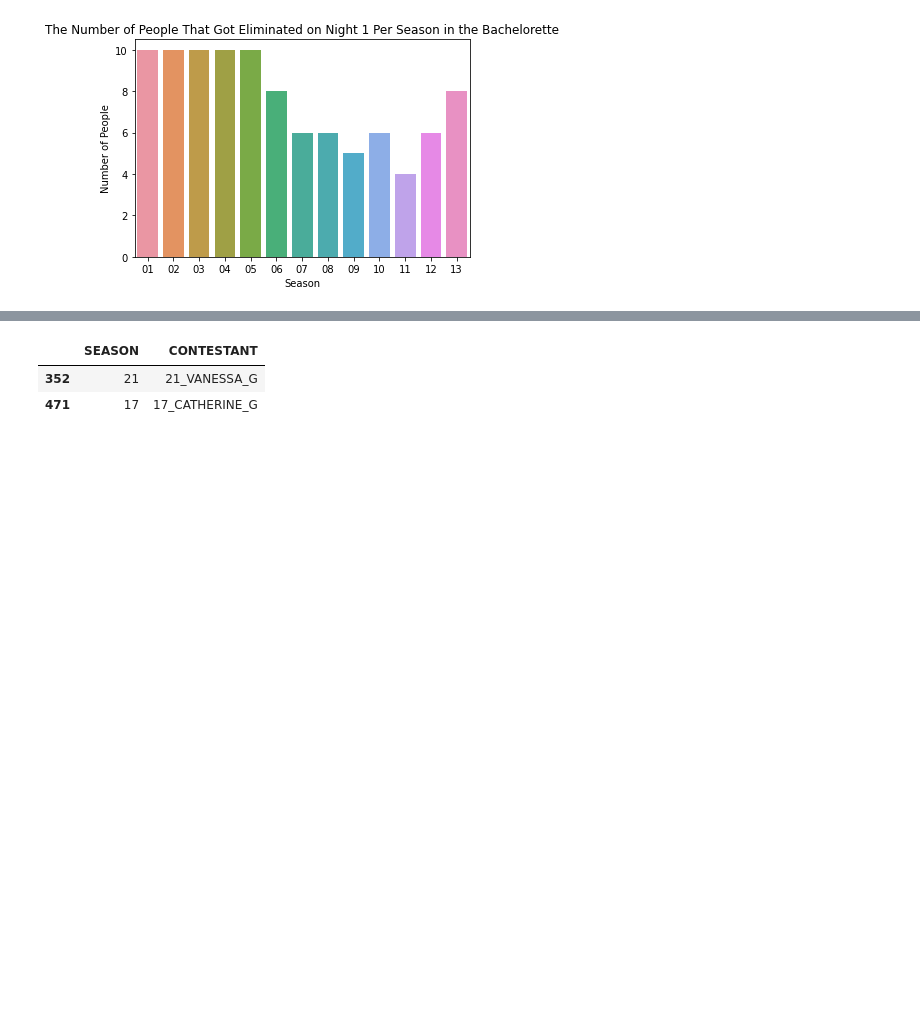
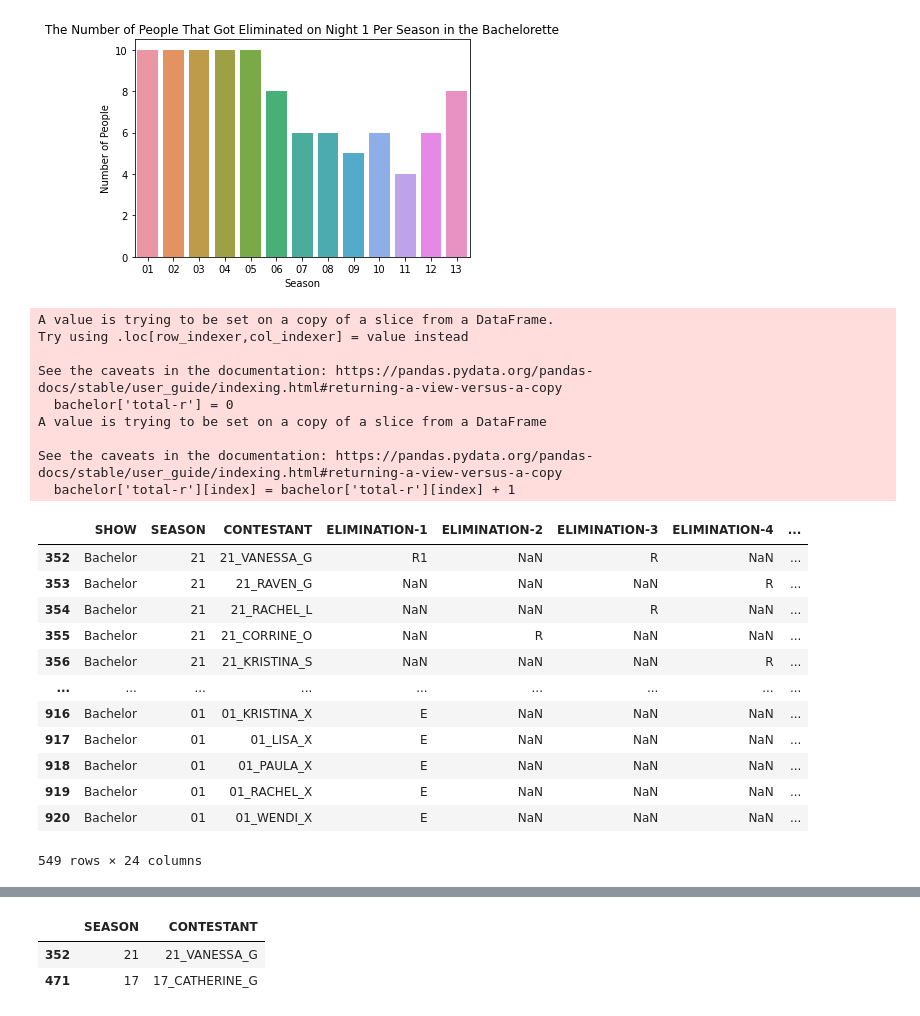
Before and after one commit to ekreher22/DataScience2021F, a Jupyter notebook: Unit3/ProjectB/project3b.ipynb, the cells around one changed output, grey strips where cells are left out. Saved outputs shown, nothing was run; the diff lists cells and outputs as text; code cells hidden in the pictures; blank space fills up the shorter version.

```diff
--- a/Unit3/ProjectB/project3b.ipynb
+++ b/Unit3/ProjectB/project3b.ipynb
@@ -54,5 +71,43 @@ Text(0, 0.5, 'Number of People')
 # %%
 #how many seasons did the person who got the first impresion rose won the whole thing
 # when did the person that got the first rose get eliminated using scatter point (the x is the person/season and y = week of elimination)
+# %%
+bachelor['total-r'] = 0
+#for person in bachelor:
+    #print(person)
+#     for e in range(1,9):
+#         if person['ELIMINATION-' + str(e)]:
+#             person['total-r'] = person['total-r'] + 1
+
+for index, person in bachelor.iterrows():
+    #print(person)
+    for e in range(1,9):
+         if person['ELIMINATION-' + str(e)] == 'R' or person['ELIMINATION-' + str(e)] == 'R1':
+                bachelor['total-r'][index] = bachelor['total-r'][index] + 1
+bachelor
+#bachelor[bachelor.isin(['R']).any(axis=1)]
+# %% [output]
+A value is trying to be set on a copy of a slice from a DataFrame.
+Try using .loc[row_indexer,col_indexer] = value instead
+
+See the caveats in the documentation: https://pandas.pydata.org/pandas-docs/stable/user_guide/indexing.html#returning-a-view-versus-a-copy
+  bachelor['total-r'] = 0
+A value is trying to be set on a copy of a slice from a DataFrame
+
+See the caveats in the documentation: https://pandas.pydata.org/pandas-docs/stable/user_guide/indexing.html#returning-a-view-versus-a-copy
+  bachelor['total-r'][index] = bachelor['total-r'][index] + 1
+|  | SHOW | SEASON | CONTESTANT | ELIMINATION-1 | ELIMINATION-2 | ELIMINATION-3 | ELIMINATION-4 | ... |
+| 352 | Bachelor | 21 | 21_VANESSA_G | R1 | NaN | R | NaN | ... |
+| 353 | Bachelor | 21 | 21_RAVEN_G | NaN | NaN | NaN | R | ... |
+| 354 | Bachelor | 21 | 21_RACHEL_L | NaN | NaN | R | NaN | ... |
+| 355 | Bachelor | 21 | 21_CORRINE_O | NaN | R | NaN | NaN | ... |
+| 356 | Bachelor | 21 | 21_KRISTINA_S | NaN | NaN | NaN | R | ... |
+| ... | ... | ... | ... | ... | ... | ... | ... | ... |
+| 916 | Bachelor | 01 | 01_KRISTINA_X | E | NaN | NaN | NaN | ... |
+| 917 | Bachelor | 01 | 01_LISA_X | E | NaN | NaN | NaN | ... |
+| 918 | Bachelor | 01 | 01_PAULA_X | E | NaN | NaN | NaN | ... |
+| 919 | Bachelor | 01 | 01_RACHEL_X | E | NaN | NaN | NaN | ... |
+| 920 | Bachelor | 01 | 01_WENDI_X | E | NaN | NaN | NaN | ... |
+549 rows × 24 columns
 # %%
 impression_rose = bachelor.loc[(bachelor['ELIMINATION-1']== 'R1')]
```
Also changed, not shown: parts of 2 cells of this notebook, 1 other file.
